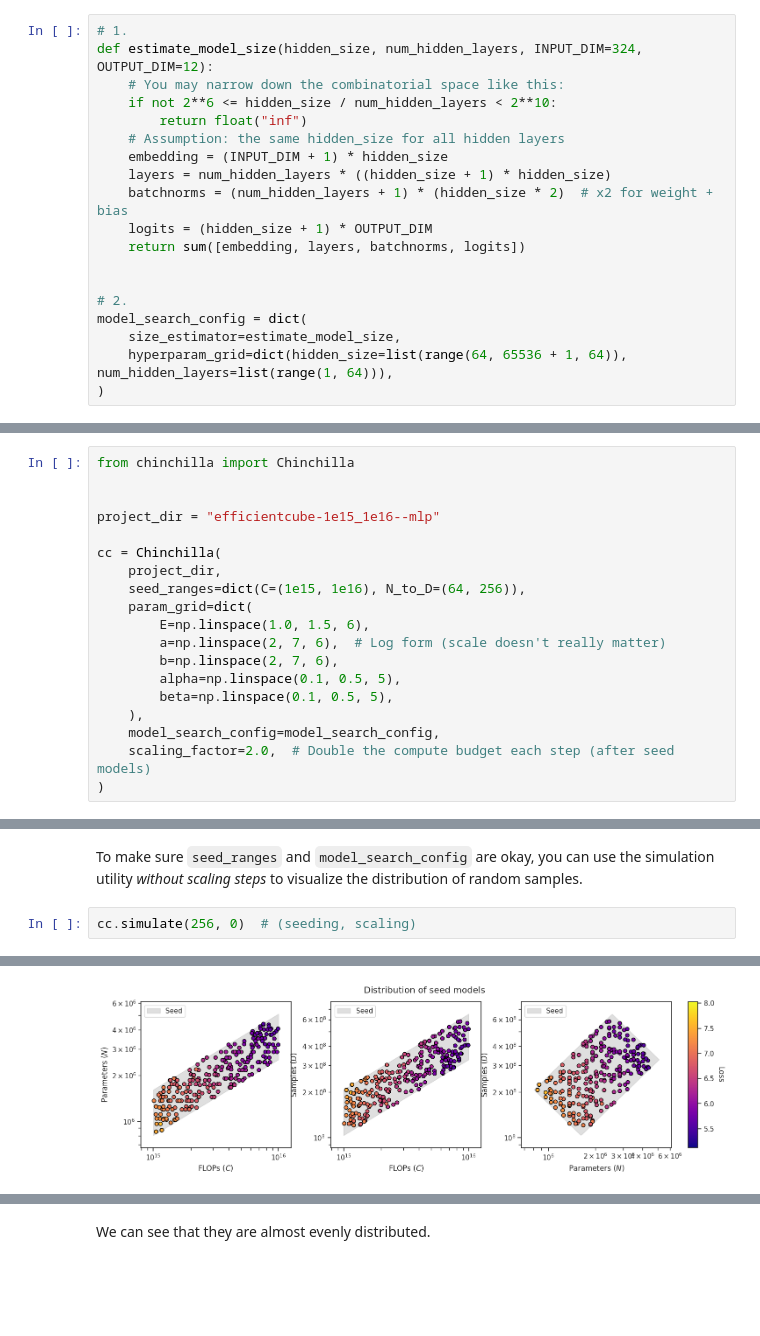
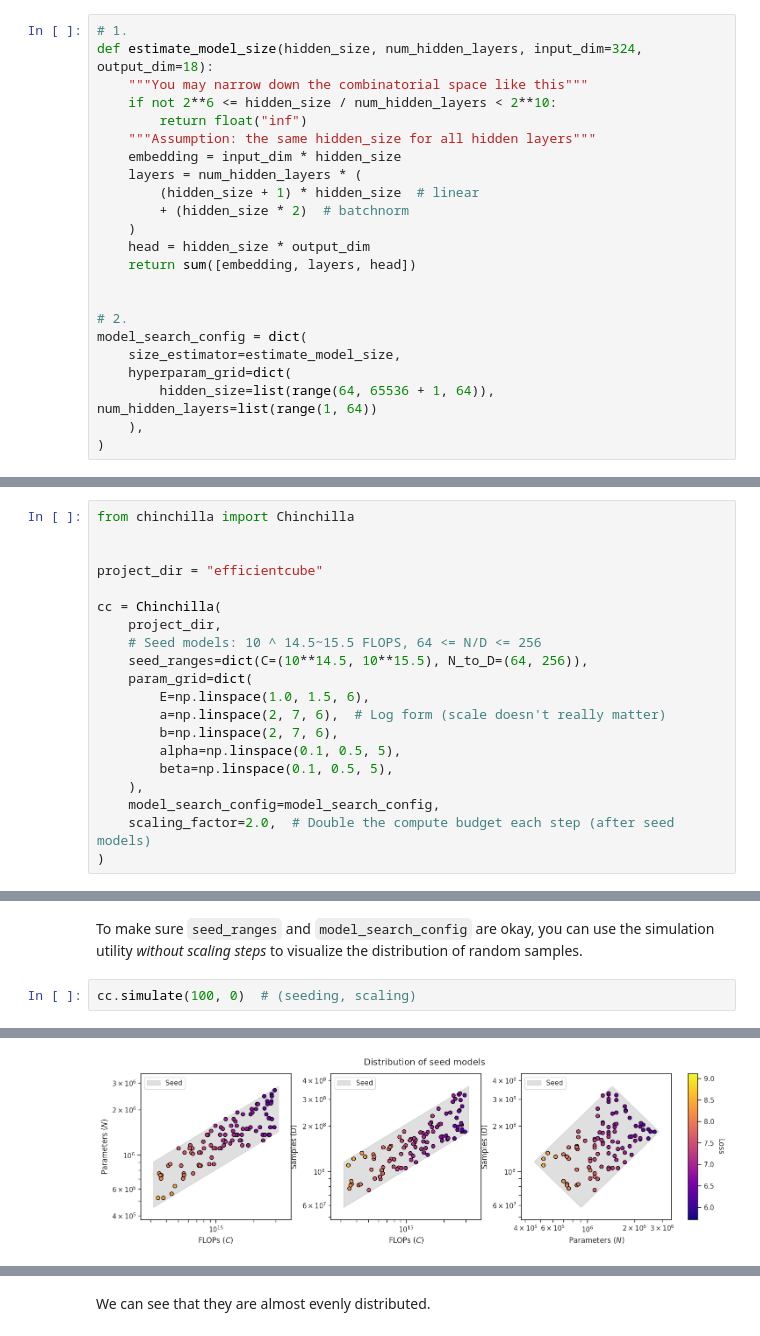
Before and after one commit to kyo-takano/chinchilla, a Jupyter notebook: examples/efficientcube.ipynb, the cells around one changed output, grey strips where cells are left out. Cells and saved outputs as stored; diff of their text form; blank space fills up the shorter version.

```diff
--- a/examples/efficientcube.ipynb
+++ b/examples/efficientcube.ipynb
@@ -122,19 +152,23 @@ Second, to get a configuration to initialize `Net` based on $N$ (whether randoml
 # %%
 # 1.
-def estimate_model_size(hidden_size, num_hidden_layers, INPUT_DIM=324, OUTPUT_DIM=12):
-    # You may narrow down the combinatorial space like this:
+def estimate_model_size(hidden_size, num_hidden_layers, input_dim=324, output_dim=18):
+    """You may narrow down the combinatorial space like this"""
     if not 2**6 <= hidden_size / num_hidden_layers < 2**10:
         return float("inf")
-    # Assumption: the same hidden_size for all hidden layers
-    embedding = (INPUT_DIM + 1) * hidden_size
-    layers = num_hidden_layers * ((hidden_size + 1) * hidden_size)
-    batchnorms = (num_hidden_layers + 1) * (hidden_size * 2)  # x2 for weight + bias
-    logits = (hidden_size + 1) * OUTPUT_DIM
-    return sum([embedding, layers, batchnorms, logits])
+    """Assumption: the same hidden_size for all hidden layers"""
+    embedding = input_dim * hidden_size
+    layers = num_hidden_layers * (
+        (hidden_size + 1) * hidden_size  # linear
+        + (hidden_size * 2)  # batchnorm
+    )
+    head = hidden_size * output_dim
+    return sum([embedding, layers, head])
 
 
 # 2.
 model_search_config = dict(
     size_estimator=estimate_model_size,
-    hyperparam_grid=dict(hidden_size=list(range(64, 65536 + 1, 64)), num_hidden_layers=list(range(1, 64))),
+    hyperparam_grid=dict(
+        hidden_size=list(range(64, 65536 + 1, 64)), num_hidden_layers=list(range(1, 64))
+    ),
 )
@@ -147,11 +196,12 @@ You can then construct a `Chinchilla` object. In doing so, you have to specify a
 from chinchilla import Chinchilla
 
 
-project_dir = "efficientcube-1e15_1e16--mlp"
+project_dir = "efficientcube"
 
 cc = Chinchilla(
     project_dir,
-    seed_ranges=dict(C=(1e15, 1e16), N_to_D=(64, 256)),
+    # Seed models: 10 ^ 14.5~15.5 FLOPS, 64 <= N/D <= 256
+    seed_ranges=dict(C=(10**14.5, 10**15.5), N_to_D=(64, 256)),
     param_grid=dict(
         E=np.linspace(1.0, 1.5, 6),
         a=np.linspace(2, 7, 6),  # Log form (scale doesn't really matter)
@@ -169,5 +219,5 @@ cc = Chinchilla(
 # %% [markdown]
 To make sure `seed_ranges` and `model_search_config` are okay, you can use the simulation utility *without scaling steps* to visualize the distribution of random samples.
 # %%
-cc.simulate(256, 0)  # (seeding, scaling)
+cc.simulate(100, 0)  # (seeding, scaling)
 # %% [output]
@@ -180,2 +230,2 @@ cc.simulate(256, 0)  # (seeding, scaling)
                     points.
-[figure, old version]
+[figure, new version]
```
Also changed, not shown: parts of 49 cells of this notebook, 1 other file.
